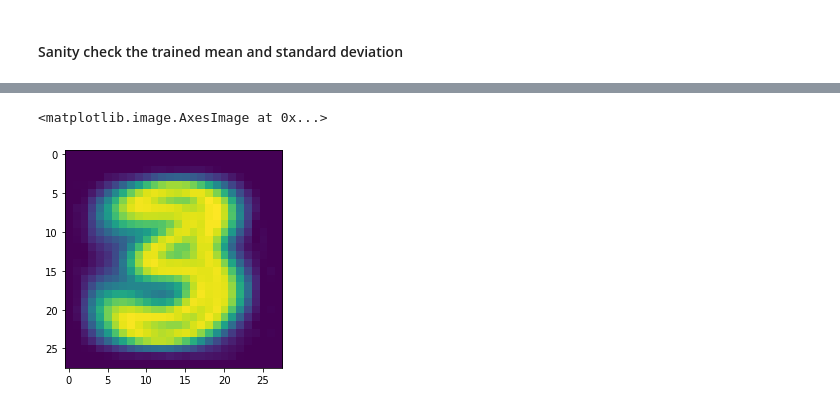
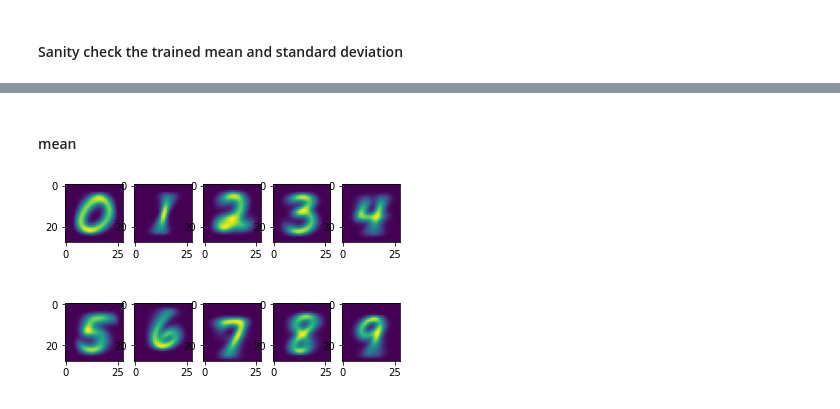
Before and after one commit to j-dhall/ml, a Jupyter notebook: notebooks/[without library] MNIST Digits Classification using Gaussian Naive Bayes.ipynb, the cells around one changed output, grey strips where cells are left out. Cells and saved outputs as stored; diff of their text form; code cells hidden in the pictures.

```diff
--- a/notebooks/[without library] MNIST Digits Classification using Gaussian Naive Bayes.ipynb
+++ b/notebooks/[without library] MNIST Digits Classification using Gaussian Naive Bayes.ipynb
@@ -211,5 +245,7 @@ plt.imshow(X_mean[3])
-# %%
-plt.imshow(X_std[3])
-# %% [output]
-<matplotlib.image.AxesImage at 0x...>
-[figure, removed]
+# %% [markdown]
+#### mean
+# %%
+m, n = 2, 5
+visualize(m, n, X_mean, [i for i in range(m*n)])
+# %% [output]
+[figure, added]
```
Also changed, not shown: parts of 52 cells of this notebook, 11 other files.
